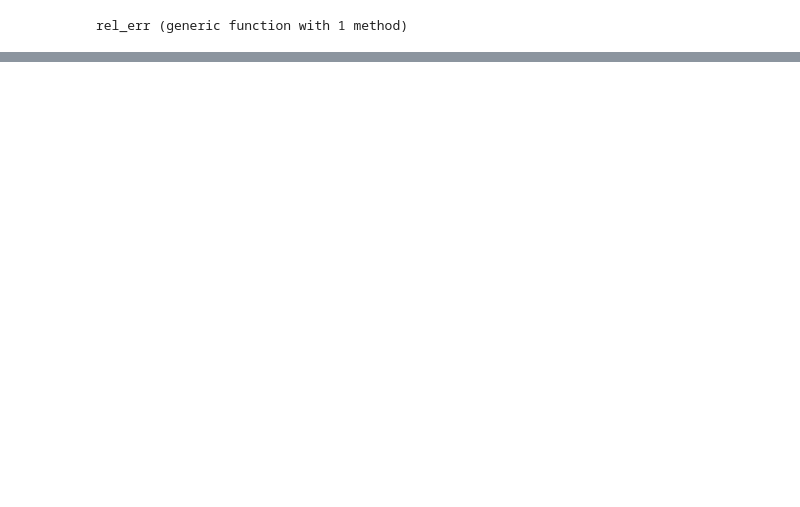
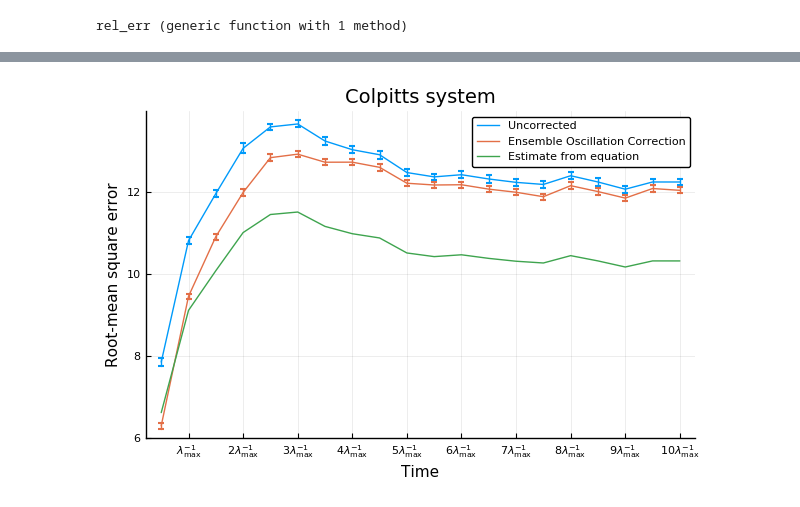
Before and after one commit to eviatarbach/ensemble_oscillation_correction.jl, a Jupyter notebook: Plots.ipynb, the cells around one changed output, grey strips where cells are left out. Cells and saved outputs as stored; diff of their text form; code cells hidden in the pictures; blank space fills up the shorter version.

```diff
--- a/Plots.ipynb
+++ b/Plots.ipynb
@@ -25,0 +95,32 @@ savefig("rossler_new.pdf")
+# %%
+#hline([1], label="Baseline", color="#E47650")
+using LaTeXStrings
+means1 = []
+means2 = []
+stderrs1 = []
+stderrs2 = []
+for n in ["00", "01", "02", "03", "04", "05", "06", "07", "08", "09", "10", "11", "12", "13", "14", "15", "16",
+          "17", "18", "19"]#, "20", "21", "22", "23", "24", "25", "26", "27", "28", "29"]
+    mean1, mean2, std1, std2 = rel_err.(n, "colpitts")
+    append!(means1, mean1)
+    append!(means2, mean2)
+    append!(stderrs1, std1/sqrt(10000))
+    append!(stderrs2, std2/sqrt(10000))
+end
+plot(means2, yerr=stderrs2, label="Uncorrected", title="Colpitts system", xticks=(2:2:20,
+        [L"\lambda_{\mathrm{max}}^{-1}", L"2\lambda_{\mathrm{max}}^{-1}", L"3\lambda_{\mathrm{max}}^{-1}",
+            L"4\lambda_{\mathrm{max}}^{-1}", L"5\lambda_{\mathrm{max}}^{-1}", L"6\lambda_{\mathrm{max}}^{-1}",
+            L"7\lambda_{\mathrm{max}}^{-1}", L"8\lambda_{\mathrm{max}}^{-1}", L"9\lambda_{\mathrm{max}}^{-1}",
+            L"10\lambda_{\mathrm{max}}^{-1}"]))
+plot!(means1, yerr=stderrs1, label="Ensemble Oscillation Correction")
+plot!(means2*sqrt(1-0.29), label="Estimate from equation")
+xlabel!("Time")
+ylabel!("Root-mean square error")
+#plot!((10:10:70)*0.4, rel_err.(["0", "1", "2", "3", "4", "5", "6"], "colpitts"), color="#3DB1FA",
+#      xlabel="Lead time", ylabel="Error fraction compared to uncorrected", title="Colpitts system",
+#      label="Corrected", xtickfontsize=10, ytickfontsize=10, legendfontsize=10)
+#xlims!(4 - 1, 70*0.4 + 1)
+#hline!([0.64], label="Estimate from equation")
+savefig("colpitts2.pdf")
+# %% [output]
+[figure, added]
```
Also changed, not shown: parts of 9 cells of this notebook, 1 other file.
